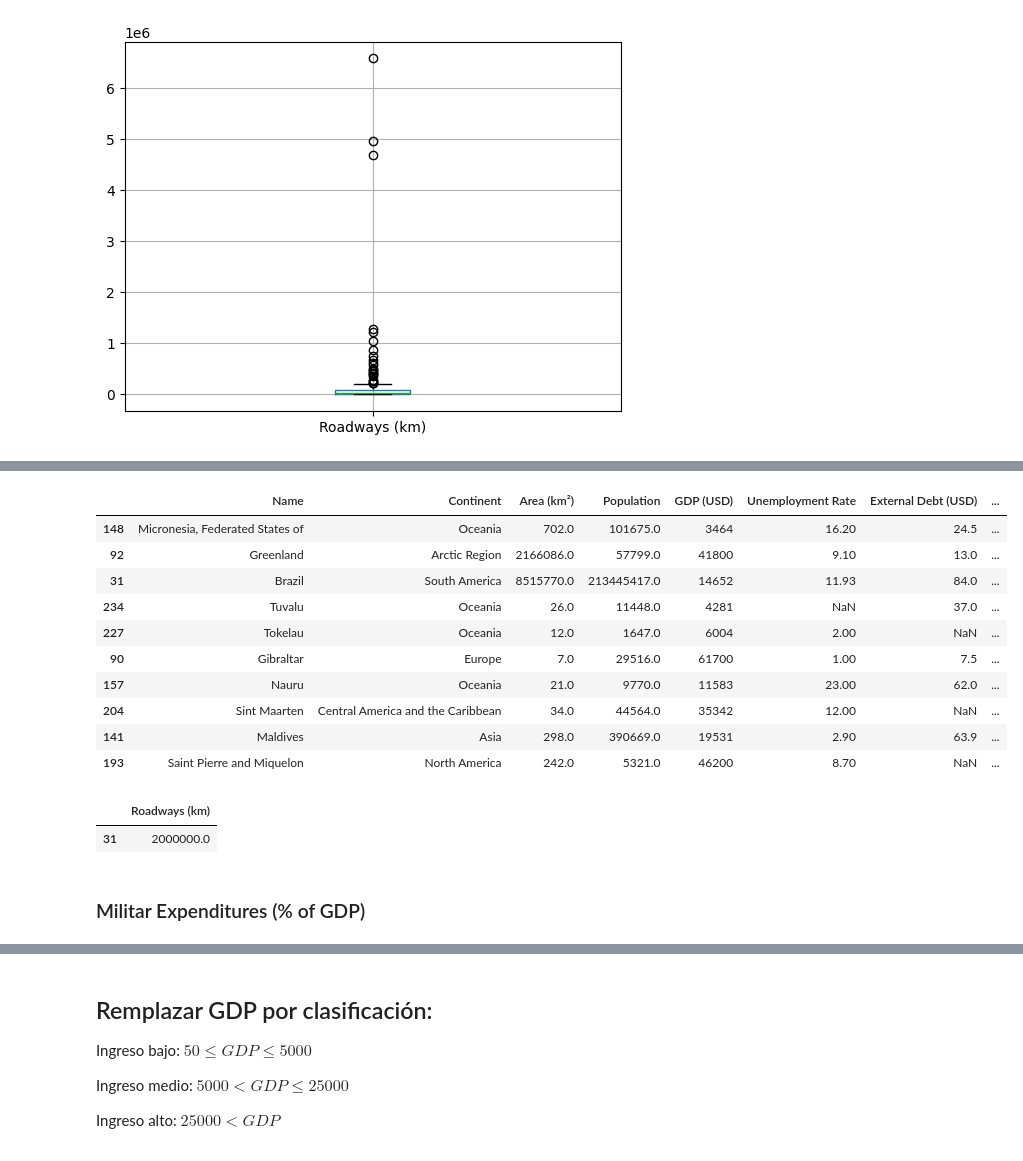
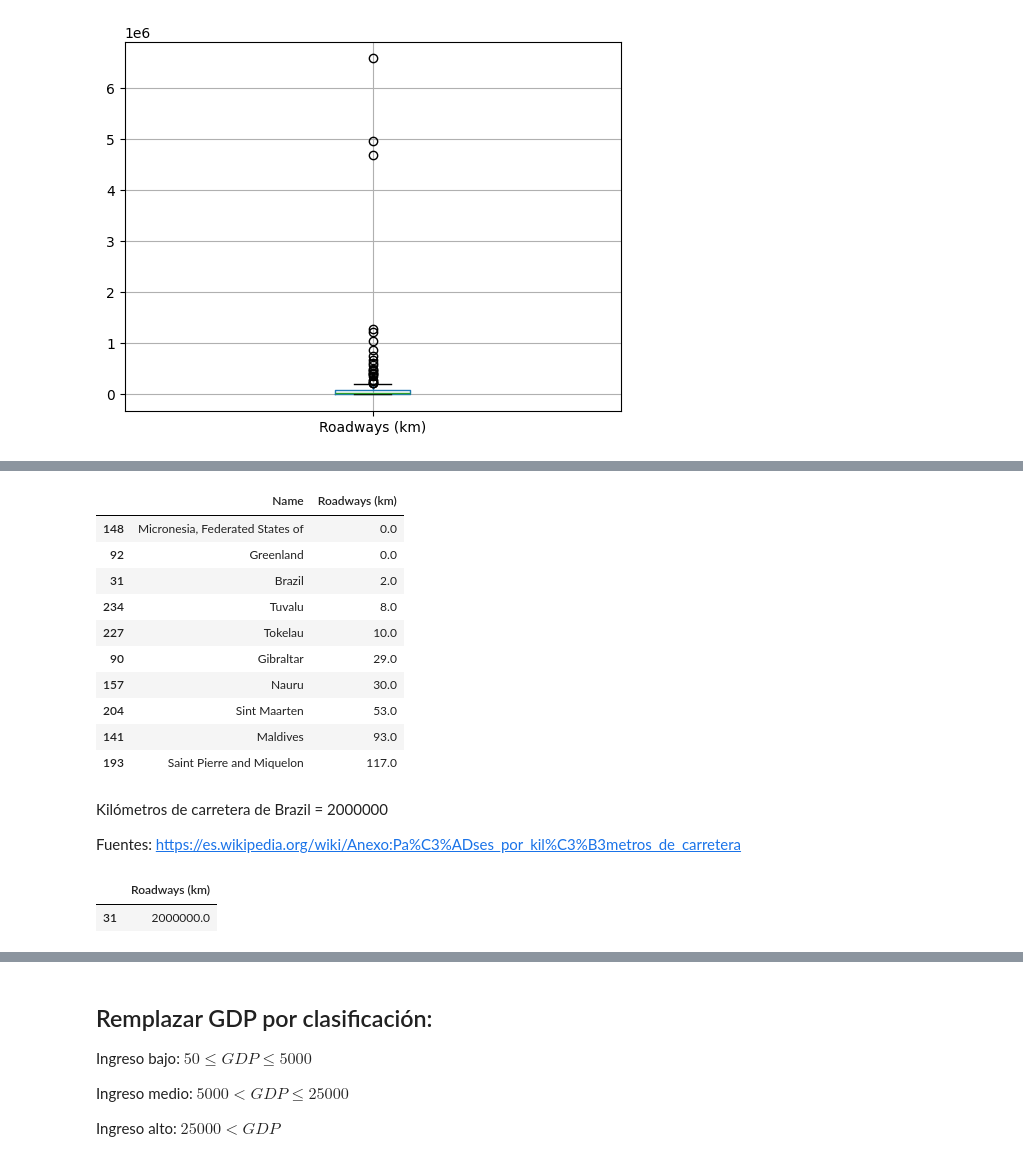
Before and after one commit to dui-luis-alberto-37/sklearn_cross_vall, a Jupyter notebook: Proyecto2_LuisAlbertoGarciaOrozco.ipynb, the cells around one changed output, grey strips where cells are left out. Saved outputs shown, nothing was run; the diff lists cells and outputs as text; code cells hidden in the pictures.

```diff
--- a/Proyecto2_LuisAlbertoGarciaOrozco.ipynb
+++ b/Proyecto2_LuisAlbertoGarciaOrozco.ipynb
@@ -130,3 +121,0 @@ df[df[col] == 'European Union']
-# %%
-df = df.drop(77)
-df[df[col] == 'European Union']
@@ -214,5 +219,0 @@ df.loc[[164, 45],[col]]
-# %%
-col = 'Population'
-df[col] = df[col].astype('float64')
-df.loc[:,[col]].boxplot()
-plt.show()
@@ -265,4 +233,0 @@ Name: 238, dtype: object
-# %%
-col = 'Unemployment Rate'
-df.loc[:,[col]].boxplot()
-plt.show()
@@ -304,0 +234,4 @@ df[df[col] <= 23].sort_values(col).head(10)
+# %%
+df[col] = df[col].astype('int')
+df.loc[:,[col]].boxplot()
+plt.show()
@@ -534,22 +367,24 @@ df[df[col] > 0.2e6].sort_values(col)
 # %%
-df[df[col] <= 0.2e6].sort_values(col).head(10)
+df[df[col] <= 0.2e6].sort_values(col).loc[:,['Name',col]].head(10)
 # %% [output]
-|  | Name | Continent | Area (km²) | Population | GDP (USD) | Unemployment Rate | External Debt (USD) | ... |
-| 148 | Micronesia, Federated States of | Oceania | 702.0 | 101675.0 | 3464 | 16.20 | 24.5 | ... |
-| 92 | Greenland | Arctic Region | 2166086.0 | 57799.0 | 41800 | 9.10 | 13.0 | ... |
-| 31 | Brazil | South America | 8515770.0 | 213445417.0 | 14652 | 11.93 | 84.0 | ... |
-| 234 | Tuvalu | Oceania | 26.0 | 11448.0 | 4281 | NaN | 37.0 | ... |
-| 227 | Tokelau | Oceania | 12.0 | 1647.0 | 6004 | 2.00 | NaN | ... |
-| 90 | Gibraltar | Europe | 7.0 | 29516.0 | 61700 | 1.00 | 7.5 | ... |
-| 157 | Nauru | Oceania | 21.0 | 9770.0 | 11583 | 23.00 | 62.0 | ... |
-| 204 | Sint Maarten | Central America and the Caribbean | 34.0 | 44564.0 | 35342 | 12.00 | NaN | ... |
-| 141 | Maldives | Asia | 298.0 | 390669.0 | 19531 | 2.90 | 63.9 | ... |
-| 193 | Saint Pierre and Miquelon | North America | 242.0 | 5321.0 | 46200 | 8.70 | NaN | ... |
+|  | Name | Roadways (km) |
+| 148 | Micronesia, Federated States of | 0.0 |
+| 92 | Greenland | 0.0 |
+| 31 | Brazil | 2.0 |
+| 234 | Tuvalu | 8.0 |
+| 227 | Tokelau | 10.0 |
+| 90 | Gibraltar | 29.0 |
+| 157 | Nauru | 30.0 |
+| 204 | Sint Maarten | 53.0 |
+| 141 | Maldives | 93.0 |
+| 193 | Saint Pierre and Miquelon | 117.0 |
+# %% [markdown]
+Kilómetros de carretera de Brazil = 2000000
+
+Fuentes: https://es.wikipedia.org/wiki/Anexo:Pa%C3%ADses_por_kil%C3%B3metros_de_carretera
 # %%
 df.loc[[31],[col]] *= int(1e6)
 df.loc[[31],[col]]
 # %% [output]
 |  | Roadways (km) |
 | 31 | 2000000.0 |
-# %% [markdown]
-### Militar Expenditures (% of GDP)
```
Also changed, not shown: parts of 79 cells of this notebook.
